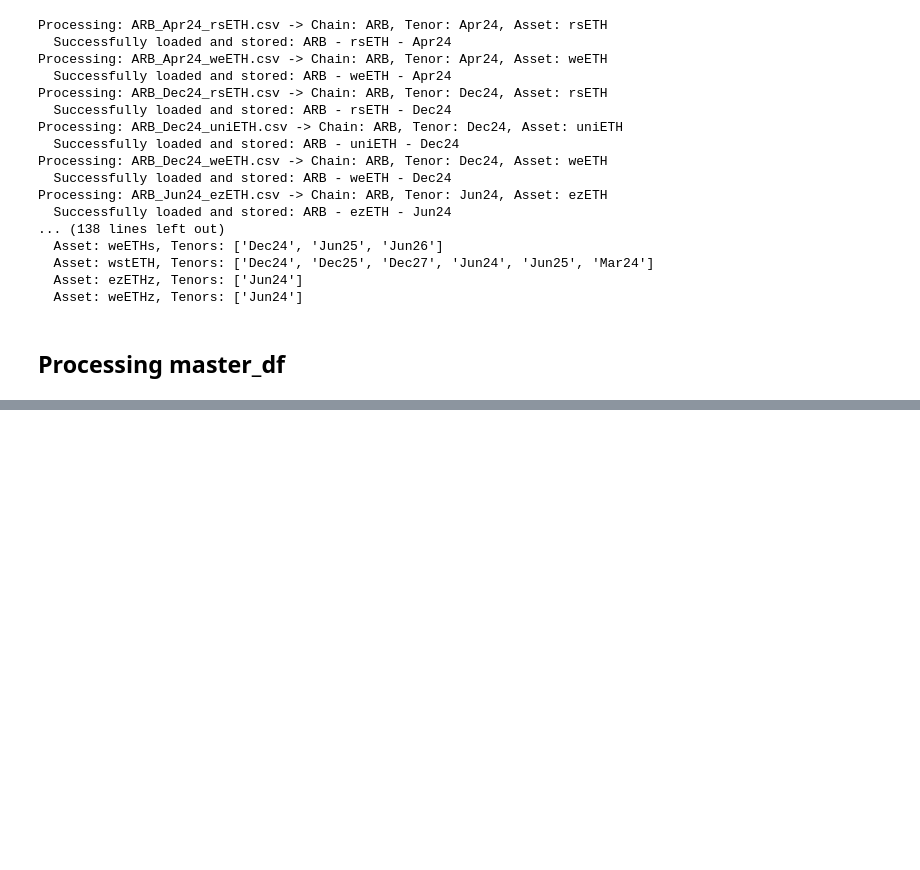
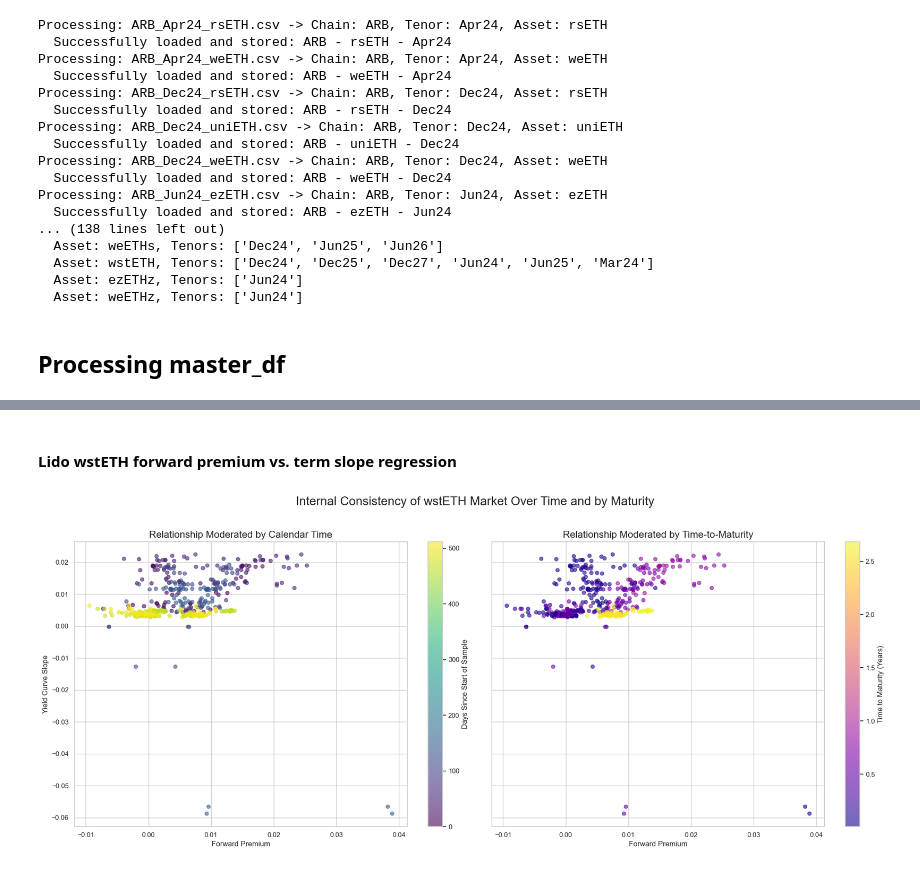
Before and after one commit to farischaudhry/pendle-analysis, a Jupyter notebook: new.ipynb, the cells around one changed output, grey strips where cells are left out. Saved outputs shown, nothing was run; the diff lists cells and outputs as text; code cells hidden in the pictures; blank space fills up the shorter version.

```diff
--- a/new.ipynb
+++ b/new.ipynb
@@ -401,0 +668,46 @@ master_df
+# %% [markdown]
+#### Lido wstETH forward premium vs. term slope regression
+# %%
+wsteth_df['forward_premium'] = wsteth_df['implied_apy'] - wsteth_df['underlying_apy_1dma']
+plot_df = wsteth_df[['forward_premium', 'yield_curve_slope', 'ttm_years']].dropna()
+plot_df['time_numeric'] = (plot_df.index - plot_df.index.min()).days
+
+
+# --- Create the 2x1 Subplot Figure ---
+fig, axes = plt.subplots(1, 2, figsize=(20, 8), sharey=True)
+fig.suptitle('Internal Consistency of wstETH Market Over Time and by Maturity', fontsize=20, y=1.02)
+sns.set_theme(style="whitegrid")
+
+# Colored by Calendar Time
+scatter1 = axes[0].scatter(
+    data=plot_df,
+    x='forward_premium',
+    y='yield_curve_slope',
+    c='time_numeric',
+    cmap='viridis',
+    alpha=0.6
+)
+fig.colorbar(scatter1, ax=axes[0], label='Days Since Start of Sample')
+axes[0].set_title('Relationship Moderated by Calendar Time', fontsize=16)
+axes[0].set_xlabel('Forward Premium', fontsize=12)
+axes[0].set_ylabel('Yield Curve Slope', fontsize=12)
+axes[0].grid(True)
+
+# Colored by Time-to-Maturity
+scatter2 = axes[1].scatter(
+    data=plot_df,
+    x='forward_premium',
+    y='yield_curve_slope',
+    c='ttm_years',
+    cmap='plasma',
+    alpha=0.6
+)
+fig.colorbar(scatter2, ax=axes[1], label='Time to Maturity (Years)')
+axes[1].set_title('Relationship Moderated by Time-to-Maturity', fontsize=16)
+axes[1].set_xlabel('Forward Premium', fontsize=12)
+axes[1].grid(True)
+
+plt.tight_layout()
+plt.show()
+# %% [output]
+[figure, added]
```
Also changed, not shown: parts of 20 cells of this notebook, 2 other files.
